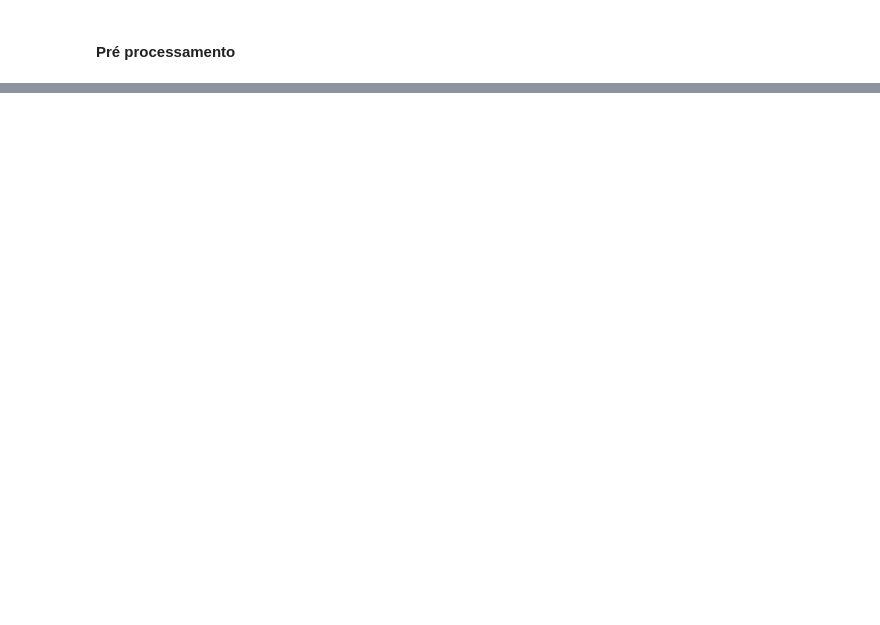
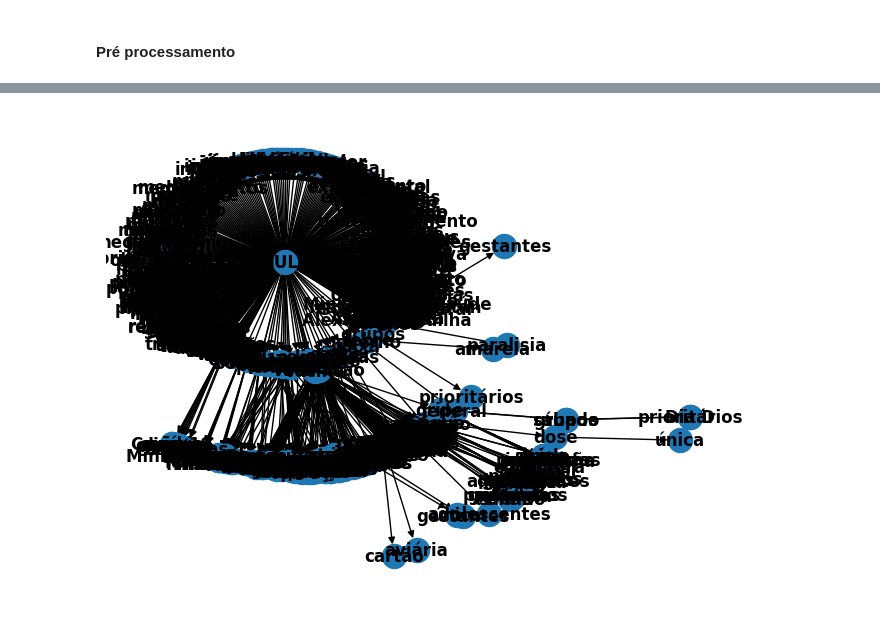
Before and after one commit to luiza-bolonha/Pre-Processing-ToR, a Jupyter notebook: main_tweet.ipynb, the cells around one changed output, grey strips where cells are left out. Drawn from its saved outputs; the diff is of its cells as text; code cells hidden in the pictures; blank space fills up the shorter version.

```diff
--- a/main_tweet.ipynb
+++ b/main_tweet.ipynb
@@ -214,0 +214,23 @@ amostra.to_csv("amostra_80_mil.csv", index=False)
+# %%
+from enelvo.normaliser import Normaliser
+import csv
+
+resultado = []
+valores = []
+
+with open('datasets/database_2025.csv', encoding='utf-8') as f:
+    reader = csv.DictReader(f)
+    for line in reader:
+      txt = line['description']
+      valores.append(txt)
+      pre_proc = pre_processamento_ent_numeros(txt)
+      resultado.append(pre_proc)
+# %%
+from trieofrules import trieofrules
+
+#supported algorithms: FP-max, FP-growth, Apriori
+TOR = trieofrules(data = resultado, alg='Apriori', min_support=0.003)
+TOR.draw()
+TOR.save_graph(filename = 'outputs/database_2025.graphml')
+# %% [output]
+[figure, added]
```
Also changed, not shown: parts of 11 cells of this notebook, 5 other files.
